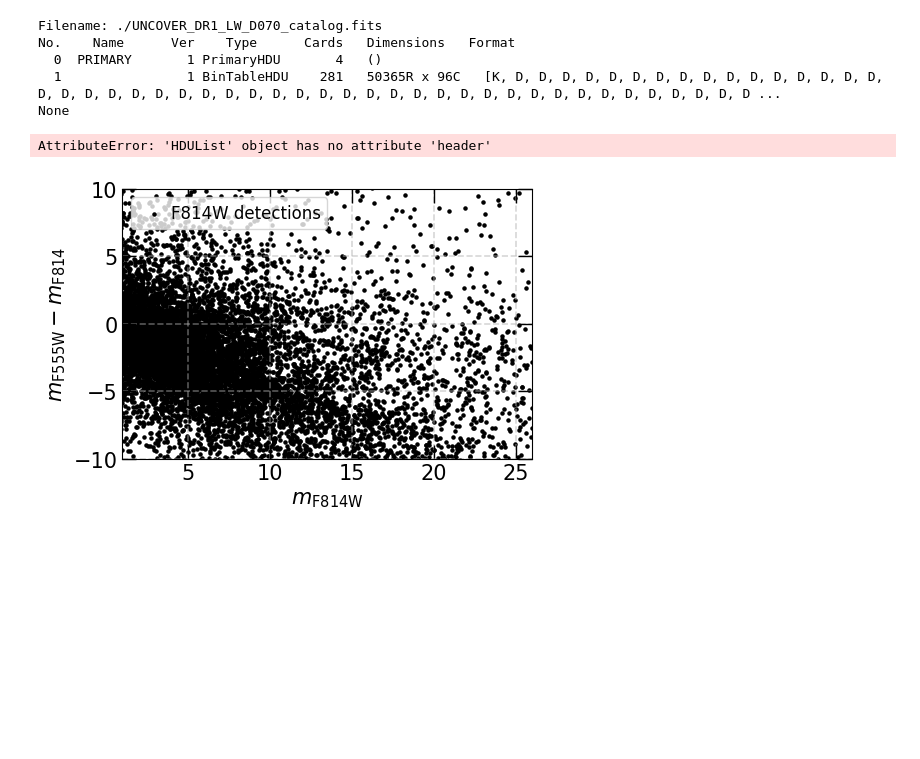
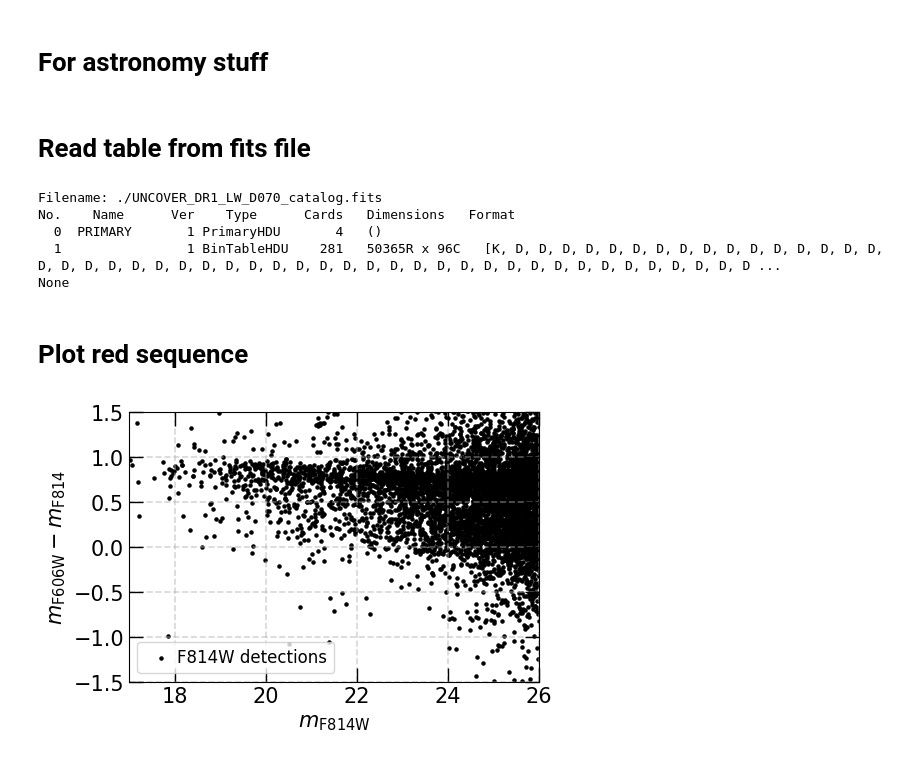
Before and after one commit to akmeena766/WinterSchool2025_BasicAstro, a Jupyter notebook: red_sequence.ipynb, the cells around one changed output. Drawn from its saved outputs; the diff is of its cells as text; code cells hidden in the pictures; blank space fills up the shorter version.

```diff
--- a/red_sequence.ipynb
+++ b/red_sequence.ipynb
@@ -25,41 +10,59 @@ XTENSION= 'BINTABLE'           / binary table extension
+# %% [markdown]
+# For astronomy stuff
+# %%
+import astropy.io.fits as pyfits
+from astropy.table import Table
+
+def njy_to_abmag(flux_njy):
+   abmag = -2.5 * np.log10(flux_njy * 1e-9) + 8.90
+   return abmag
+# %% [markdown]
+# Read table from fits file
 # %%
+# Filename
 filename = "./UNCOVER_DR1_LW_D070_catalog.fits"
+
+# Open fits table to see its content
 hdu = pyfits.open(filename)
 print(hdu.info())
-print(hdu.header)
 
+# Read data
 data = Table.read(filename, hdu=1)
-print(data.colnames)
+
+# Convert fluxes to magnitudes
+data["f_f606w"] = njy_to_abmag(10*data["f_f606w"])
+data["f_f814w"] = njy_to_abmag(10*data["f_f814w"])
 # %% [output]
 Filename: ./UNCOVER_DR1_LW_D070_catalog.fits
 No.    Name      Ver    Type      Cards   Dimensions   Format
   0  PRIMARY       1 PrimaryHDU       4   ()
   1                1 BinTableHDU    281   50365R x 96C   [K, D, D, D, D, D, D, D, D, D, D, D, D, D, D, D, D, D, D, D, D, D, D, D, D, D, D, D, D, D, D, D, D, D, D, D, D, D, D, D, D, D, D, D, D, D, D, D ...
 None
-AttributeError: 'HDUList' object has no attribute 'header'
+# %% [markdown]
+# Plot red sequence
 # %%
 # Initialize the figure
 fig, ax = plt.subplots(1, 1, figsize=(5, 3.5))
 fig.subplots_adjust(left=.15, bottom=.20, right=.97, top=.97, wspace=0.25, hspace=0.0)
 
 ax.scatter(data["f_f814w"], data["f_f606w"] - data["f_f814w"], s=5, c="k", label="F814W detections")
 
 # Set range of the plot
-ax.set_xlim(1, 26)
-ax.set_ylim(-10, 10)
+ax.set_xlim(17, 26)
+ax.set_ylim(-1.5, 1.5)
 
 # Set axis labels
 ax.set_xlabel(r"$m_{\rm F814W}$", fontsize=15)
-ax.set_ylabel(r"$m_{\rm F555W} - m_{\rm F814}$", fontsize=15)
+ax.set_ylabel(r"$m_{\rm F606W} - m_{\rm F814}$", fontsize=15)
 
 # Set axis ticks
 ax.tick_params(axis='both',length=10,width=1,which='major',direction="in", right=True,top=True,labelsize=15)
 ax.tick_params(axis='both',length=6, width=1,which='minor',direction="in", right=True,top=True,labelsize=15)
 
 # Set grid and legend
 ax.grid(ls="--", lw=1.2, alpha=0.5)
-ax.legend(fontsize=12, handletextpad=0, loc="upper left")
+ax.legend(fontsize=12, handletextpad=0, loc="lower left")
 
 plt.show()
 # %% [output]
-[figure, old version]
+[figure, new version]
```
Also changed, not shown: parts of 6 cells of this notebook.
